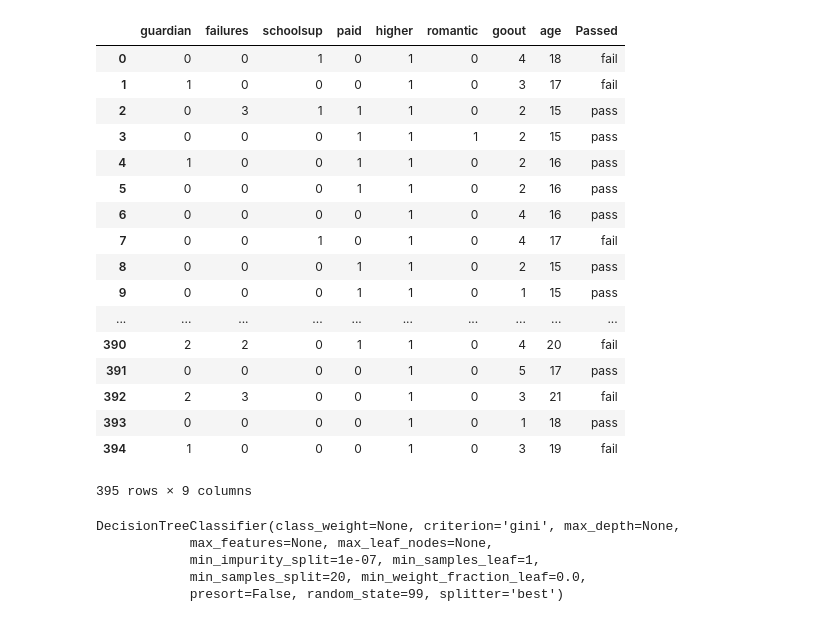
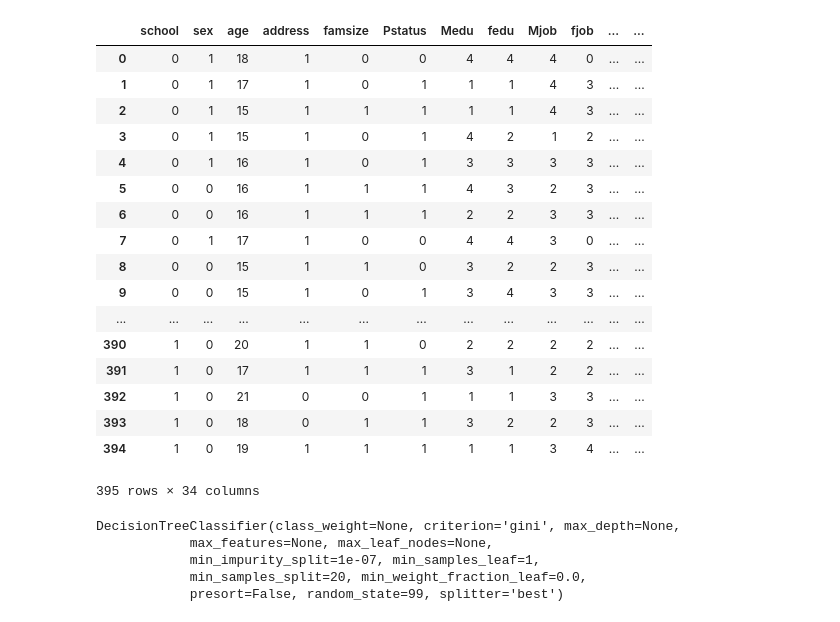
Before and after one commit to Ddetry/project_Classification, a Jupyter notebook: Decision_tree_classifier.ipynb, the cells around one changed output. Saved outputs shown, nothing was run; the diff lists cells and outputs as text; code cells hidden in the pictures.

```diff
--- a/Decision_tree_classifier.ipynb
+++ b/Decision_tree_classifier.ipynb
@@ -1,35 +1,35 @@
 # %%
 from __future__ import print_function
 
 import os
 import subprocess
 
 import pandas as pd
 import numpy as np
 from sklearn.tree import DecisionTreeClassifier, export_graphviz
 
-path = '/Users/damien/Documents/Sinf/2eme_bis/2eme_quadri/QDA/project_Classification/Bdd-.csv'
+path = '/Users/damien/Documents/Sinf/2eme_bis/2eme_quadri/QDA/project_Classification/Select2.csv'
 my_db = pd.read_csv(path, sep=';')
 my_db
 # %% [output]
-|  | guardian | failures | schoolsup | paid | higher | romantic | goout | age | Passed |
-| 0 | 0 | 0 | 1 | 0 | 1 | 0 | 4 | 18 | fail |
-| 1 | 1 | 0 | 0 | 0 | 1 | 0 | 3 | 17 | fail |
-| 2 | 0 | 3 | 1 | 1 | 1 | 0 | 2 | 15 | pass |
-| 3 | 0 | 0 | 0 | 1 | 1 | 1 | 2 | 15 | pass |
-| 4 | 1 | 0 | 0 | 1 | 1 | 0 | 2 | 16 | pass |
-| 5 | 0 | 0 | 0 | 1 | 1 | 0 | 2 | 16 | pass |
-| 6 | 0 | 0 | 0 | 0 | 1 | 0 | 4 | 16 | pass |
-| 7 | 0 | 0 | 1 | 0 | 1 | 0 | 4 | 17 | fail |
-| 8 | 0 | 0 | 0 | 1 | 1 | 0 | 2 | 15 | pass |
-| 9 | 0 | 0 | 0 | 1 | 1 | 0 | 1 | 15 | pass |
-| ... | ... | ... | ... | ... | ... | ... | ... | ... | ... |
-| 390 | 2 | 2 | 0 | 1 | 1 | 0 | 4 | 20 | fail |
-| 391 | 0 | 0 | 0 | 0 | 1 | 0 | 5 | 17 | pass |
-| 392 | 2 | 3 | 0 | 0 | 1 | 0 | 3 | 21 | fail |
-| 393 | 0 | 0 | 0 | 0 | 1 | 0 | 1 | 18 | pass |
-| 394 | 1 | 0 | 0 | 0 | 1 | 0 | 3 | 19 | fail |
+|  | school | sex | age | address | famsize | Pstatus | Medu | fedu | Mjob | fjob | ... | ... |
+| 0 | 0 | 1 | 18 | 1 | 0 | 0 | 4 | 4 | 4 | 0 | ... | ... |
+| 1 | 0 | 1 | 17 | 1 | 0 | 1 | 1 | 1 | 4 | 3 | ... | ... |
+| 2 | 0 | 1 | 15 | 1 | 1 | 1 | 1 | 1 | 4 | 3 | ... | ... |
+| 3 | 0 | 1 | 15 | 1 | 0 | 1 | 4 | 2 | 1 | 2 | ... | ... |
+| 4 | 0 | 1 | 16 | 1 | 0 | 1 | 3 | 3 | 3 | 3 | ... | ... |
+| 5 | 0 | 0 | 16 | 1 | 1 | 1 | 4 | 3 | 2 | 3 | ... | ... |
+| 6 | 0 | 0 | 16 | 1 | 1 | 1 | 2 | 2 | 3 | 3 | ... | ... |
+| 7 | 0 | 1 | 17 | 1 | 0 | 0 | 4 | 4 | 3 | 0 | ... | ... |
+| 8 | 0 | 0 | 15 | 1 | 1 | 0 | 3 | 2 | 2 | 3 | ... | ... |
+| 9 | 0 | 0 | 15 | 1 | 0 | 1 | 3 | 4 | 3 | 3 | ... | ... |
+| ... | ... | ... | ... | ... | ... | ... | ... | ... | ... | ... | ... | ... |
+| 390 | 1 | 0 | 20 | 1 | 1 | 0 | 2 | 2 | 2 | 2 | ... | ... |
+| 391 | 1 | 0 | 17 | 1 | 1 | 1 | 3 | 1 | 2 | 2 | ... | ... |
+| 392 | 1 | 0 | 21 | 0 | 0 | 1 | 1 | 1 | 3 | 3 | ... | ... |
+| 393 | 1 | 0 | 18 | 0 | 1 | 1 | 3 | 2 | 2 | 3 | ... | ... |
+| 394 | 1 | 0 | 19 | 1 | 1 | 1 | 1 | 1 | 3 | 4 | ... | ... |
-395 rows × 9 columns
+395 rows × 34 columns
 # %%
 def encode_target(df, target_column):
     df_mod = df.copy()
```
Also changed, not shown: parts of 4 cells of this notebook.
